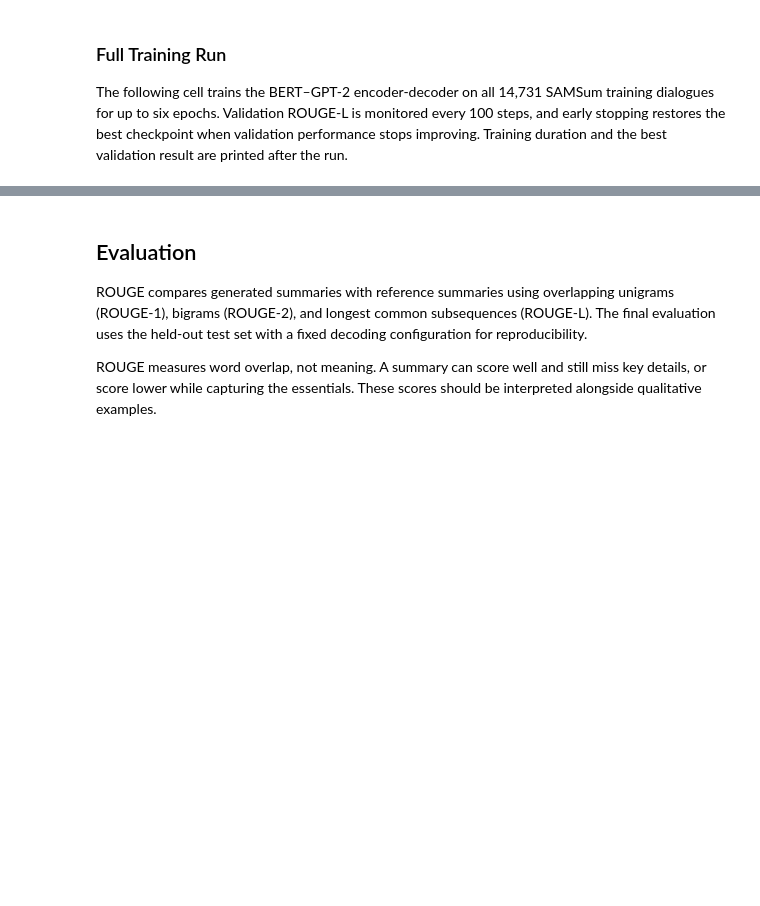
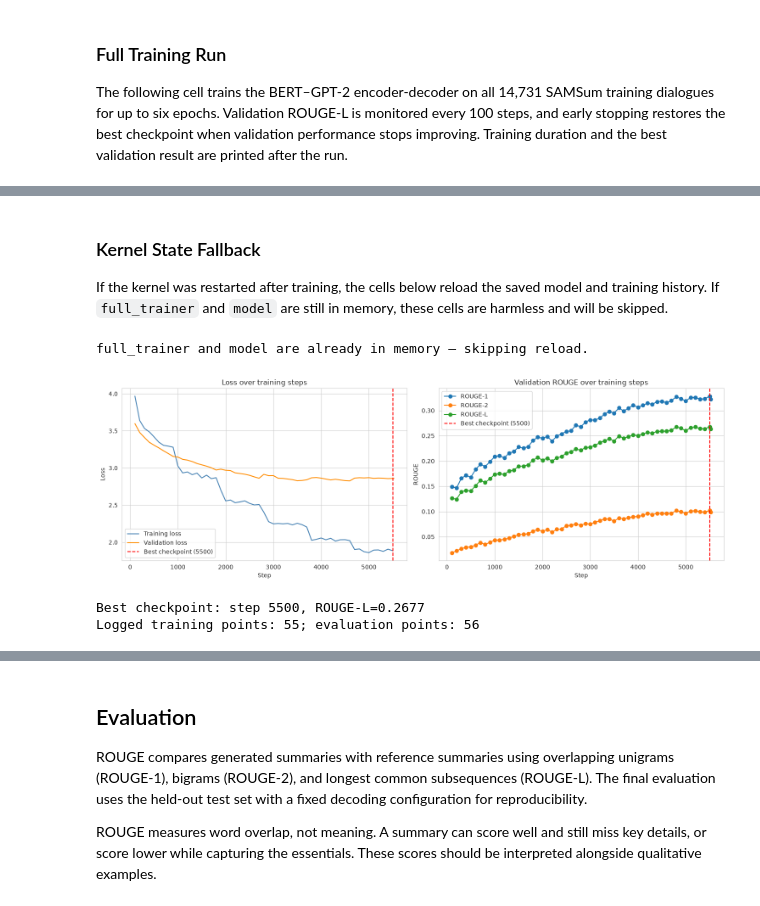
Before and after one commit to Syndicationa/DS-Capstone-03, a Jupyter notebook: DS_Capstone_Notebook.ipynb, the cells around one changed output, grey strips where cells are left out. Saved outputs shown, nothing was run; the diff lists cells and outputs as text; code cells hidden in the pictures; blank space fills up the shorter version.

```diff
--- a/DS_Capstone_Notebook.ipynb
+++ b/DS_Capstone_Notebook.ipynb
@@ -615,3 +607,83 @@ Learning rate comparison (fill after both runs):
+# %% [markdown]
+### Kernel State Fallback
+
+If the kernel was restarted after training, the cells below reload the saved model and training history. If `full_trainer` and `model` are still in memory, these cells are harmless and will be skipped.
+# %%
+# Reload model and training state if kernel was restarted
+if 'full_trainer' not in globals():
+    import json, glob
+    print('Reloading model from final_model/...')
+    model = EncoderDecoderModel.from_pretrained('./final_model')
+    encoder_tokenizer = AutoTokenizer.from_pretrained('bert-base-cased')
+    decoder_tokenizer = AutoTokenizer.from_pretrained('./final_model')
+    model.to(device)
+    model.eval()
+
+    # Load trainer state from checkpoint
+    state_files = glob.glob('./full_run/checkpoint-*/trainer_state.json')
+    if state_files:
+        state_files.sort(key=lambda f: int(Path(f).parent.name.split('-')[1]))
+        state_path = state_files[-1]
+        print(f'Loading trainer state from {state_path}')
+        with open(state_path) as f:
+            trainer_state = json.load(f)
+
+        # Reconstruct a minimal trainer-like object
+        class _FakeTrainer:
+            pass
+        full_trainer = _FakeTrainer()
+
+        # Safely get best_global_step
+        best_global_step = trainer_state.get('best_global_step')
+        if best_global_step is None and trainer_state.get('best_model_checkpoint'):
+            ckpt_name = Path(trainer_state['best_model_checkpoint']).name
+            if ckpt_name.startswith('checkpoint-'):
+                best_global_step = int(ckpt_name.removeprefix('checkpoint-'))
+
+        # Attach state as a namespace
+        state_obj = type('obj', (object,), trainer_state)()
+        state_obj.best_global_step = best_global_step
+        full_trainer.state = state_obj
+
+        # Define best_checkpoint for downstream cells
+        best_checkpoint = trainer_state.get('best_model_checkpoint')
+
+        print('Model and trainer state reloaded successfully.')
+        if best_global_step:
+            print(f'Best checkpoint: step {best_global_step}')
+    else:
+        print('WARNING: No trainer_state.json found. Some progression plots will be unavailable.')
+else:
+    print('full_trainer and model are already in memory — skipping reload.')
+# %% [output]
+full_trainer and model are already in memory — skipping reload.
+# %%
+# Plot training and validation progression from the full trainer history
+best_global_step = getattr(full_trainer.state, 'best_global_step', None)
+best_step_val = int(best_global_step) if best_global_step else 3900
+history = pd.DataFrame(full_trainer.state.log_history)
+loss_history = history[history['loss'].notna()].copy()
+eval_history = history[history['eval_rougeL'].notna()].copy()
+fig, axes = plt.subplots(1, 2, figsize=(15, 5))
+if not loss_history.empty:
+    axes[0].plot(loss_history['step'], loss_history['loss'] / GRADIENT_ACCUMULATION_STEPS, label='Training loss', color='steelblue')
+if not eval_history.empty:
+    axes[0].plot(eval_history['step'], eval_history['eval_loss'], label='Validation loss', color='darkorange')
+axes[0].axvline(best_step_val, color='red', linestyle='--', label=f'Best checkpoint ({best_step_val})')
+axes[0].set_title('Loss over training steps'); axes[0].set_xlabel('Step'); axes[0].set_ylabel('Loss'); axes[0].legend()
+for metric, label in [('eval_rouge1', 'ROUGE-1'), ('eval_rouge2', 'ROUGE-2'), ('eval_rougeL', 'ROUGE-L')]:
+    if metric in eval_history:
+        axes[1].plot(eval_history['step'], eval_history[metric], marker='o', label=label)
+axes[1].axvline(best_step_val, color='red', linestyle='--', label=f'Best checkpoint ({best_step_val})')
+axes[1].set_title('Validation ROUGE over training steps'); axes[1].set_xlabel('Step'); axes[1].set_ylabel('ROUGE'); axes[1].legend()
+plt.tight_layout(); plt.show()
+best_metric_val = getattr(full_trainer.state, 'best_metric', None)
+print(f'Best checkpoint: step {best_step_val}, ROUGE-L={best_metric_val:.4f}' if best_metric_val else f'Best checkpoint: step {best_step_val}')
+print(f'Logged training points: {len(loss_history)}; evaluation points: {len(eval_history)}')
+# %% [output]
+[figure, added]
+Best checkpoint: step 5500, ROUGE-L=0.2677
+Logged training points: 55; evaluation points: 56
 # %% [markdown]
 ### Training Time Summary
 
```
Also changed, not shown: parts of 44 cells of this notebook, 1 other file.
